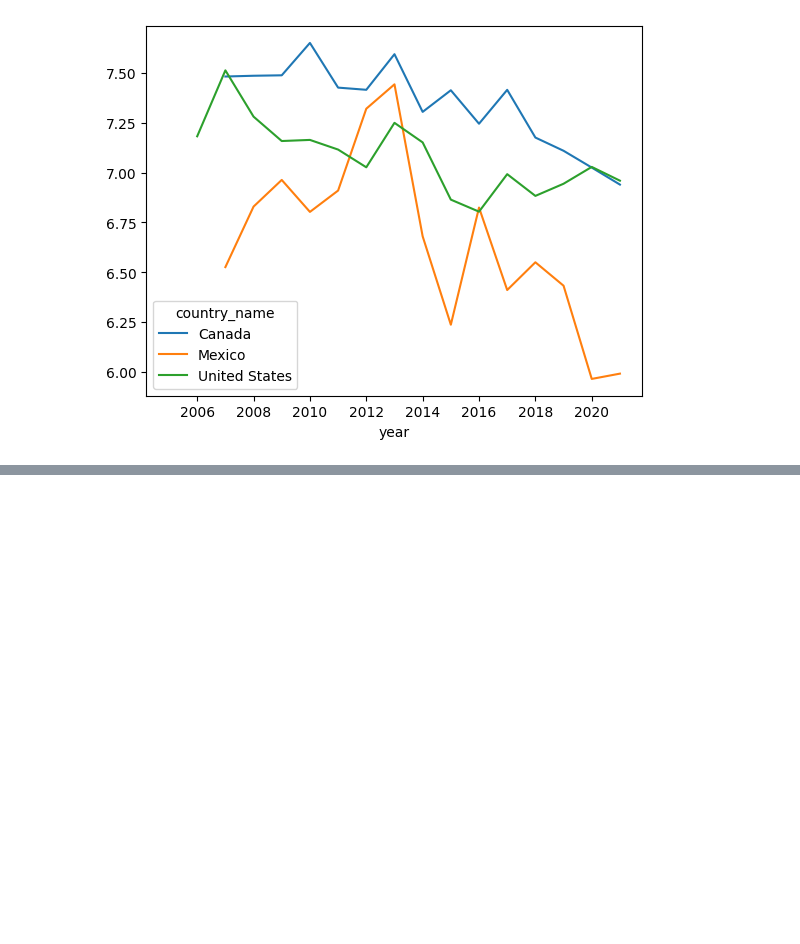
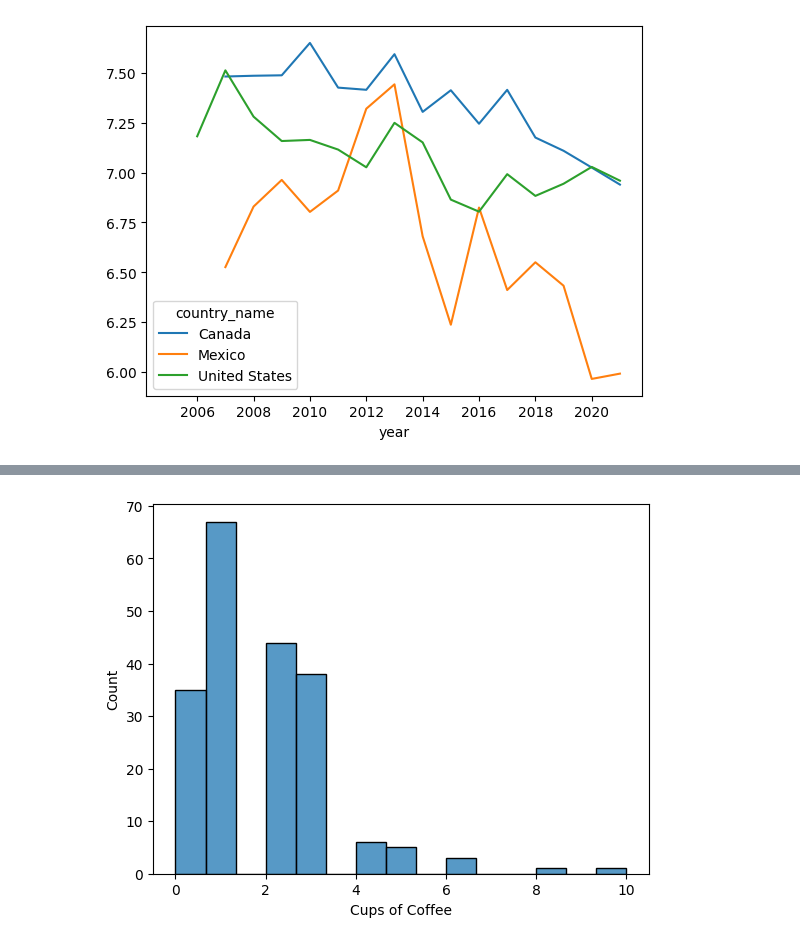
Before and after one commit to sairaawahid/Data-Science-in-Python-Data-Prep-EDA, a Jupyter notebook: Exploratory Data Analysis/Exploratory_data_analysis.ipynb, the cells around one changed output, grey strips where cells are left out. Saved outputs shown, nothing was run; the diff lists cells and outputs as text; code cells hidden in the pictures; blank space fills up the shorter version.

```diff
--- a/Exploratory Data Analysis/Exploratory_data_analysis.ipynb
+++ b/Exploratory Data Analysis/Exploratory_data_analysis.ipynb
@@ -302,0 +357,5 @@ happiness[happiness.country_name == 'Mexico'].iloc[:, 1:3].plot.line(x='year', y
+# %%
+# Histogram
+sns.histplot(student_data['Cups of Coffee']);
+# %% [output]
+[figure, added]
```
Also changed, not shown: parts of 12 cells of this notebook.
